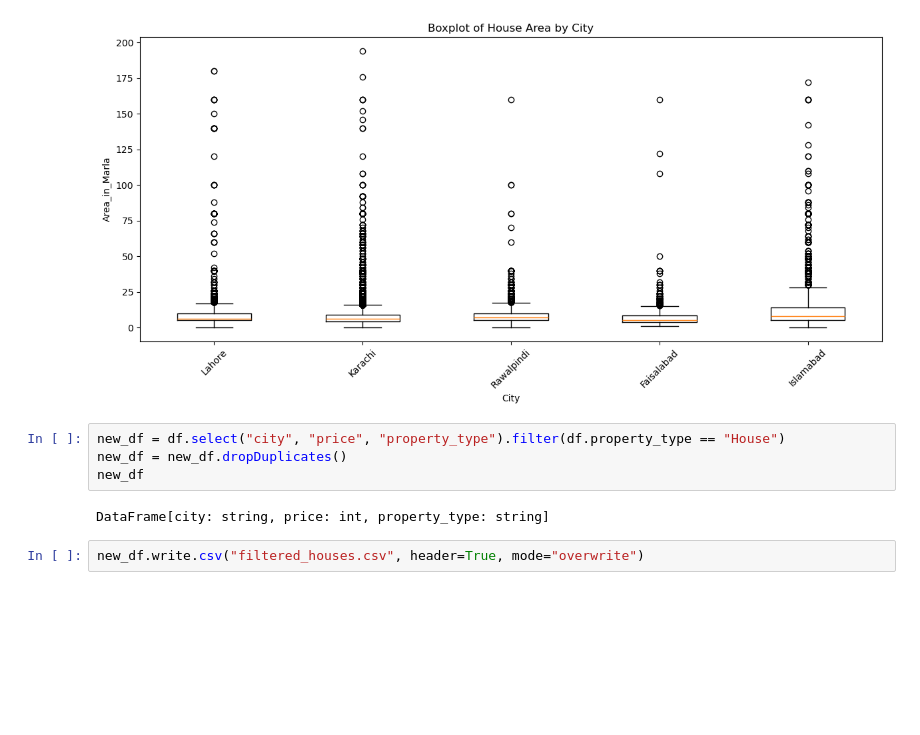
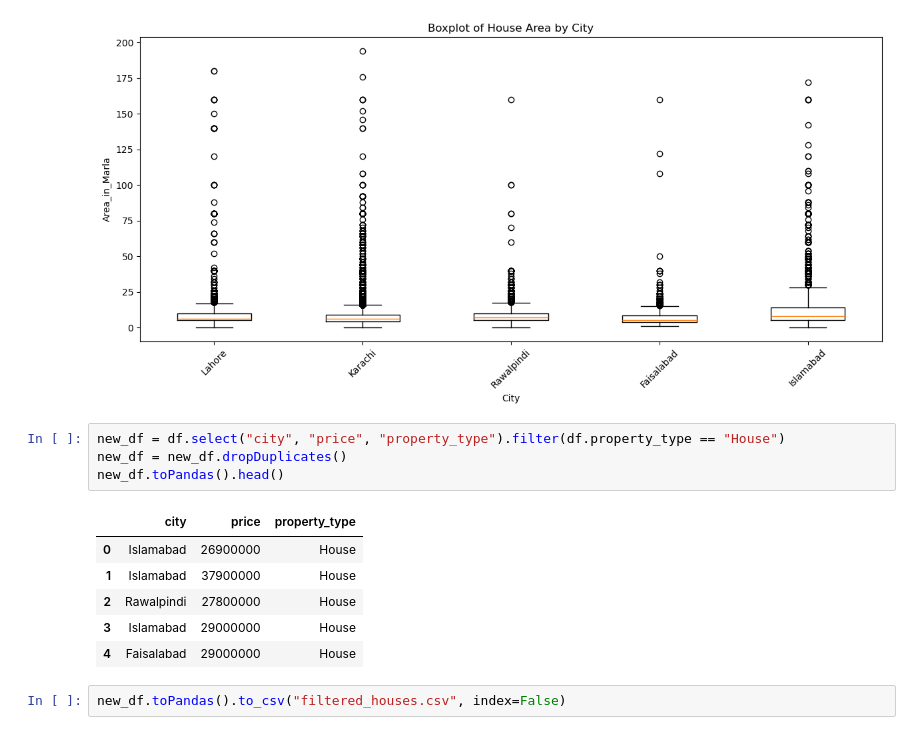
Before and after one commit to kexin0221/BigDataDevelopment, a Jupyter notebook: 《大数据开发课程设计》期末考核试卷2025/demo4.ipynb, the cells around one changed output. Saved outputs shown, nothing was run; the diff lists cells and outputs as text; blank space fills up the shorter version.

```diff
--- a/《大数据开发课程设计》期末考核试卷2025/demo4.ipynb
+++ b/《大数据开发课程设计》期末考核试卷2025/demo4.ipynb
@@ -105,8 +107,13 @@ plt.show()
 # %%
 new_df = df.select("city", "price", "property_type").filter(df.property_type == "House")
 new_df = new_df.dropDuplicates()
-new_df
+new_df.toPandas().head()
 # %% [output]
-DataFrame[city: string, price: int, property_type: string]
+|  | city | price | property_type |
+| 0 | Islamabad | 26900000 | House |
+| 1 | Islamabad | 37900000 | House |
+| 2 | Rawalpindi | 27800000 | House |
+| 3 | Islamabad | 29000000 | House |
+| 4 | Faisalabad | 29000000 | House |
 # %%
-new_df.write.csv("filtered_houses.csv", header=True, mode="overwrite")
+new_df.toPandas().to_csv("filtered_houses.csv", index=False)
```
Also changed, not shown: parts of 2 cells of this notebook, 1 other file.
